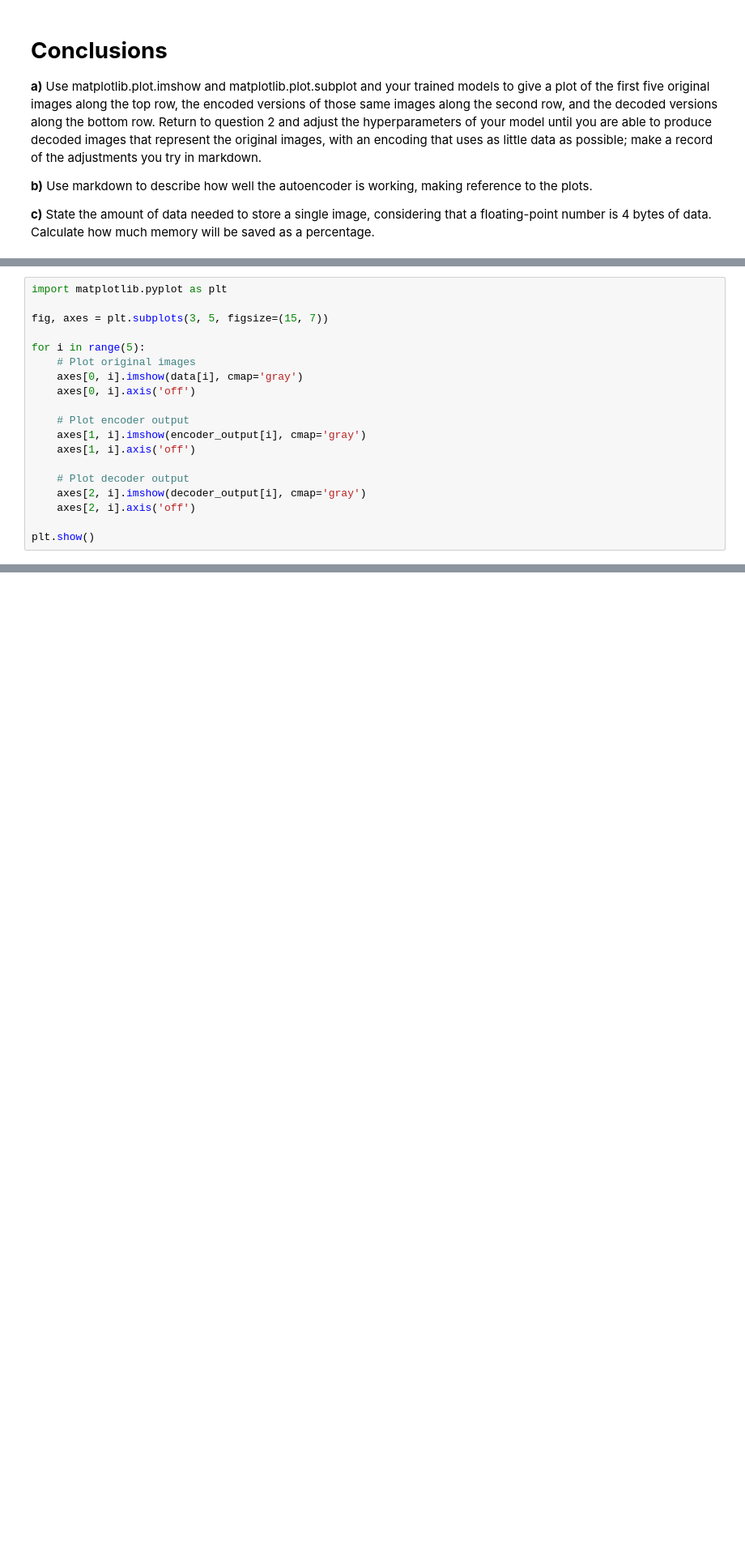
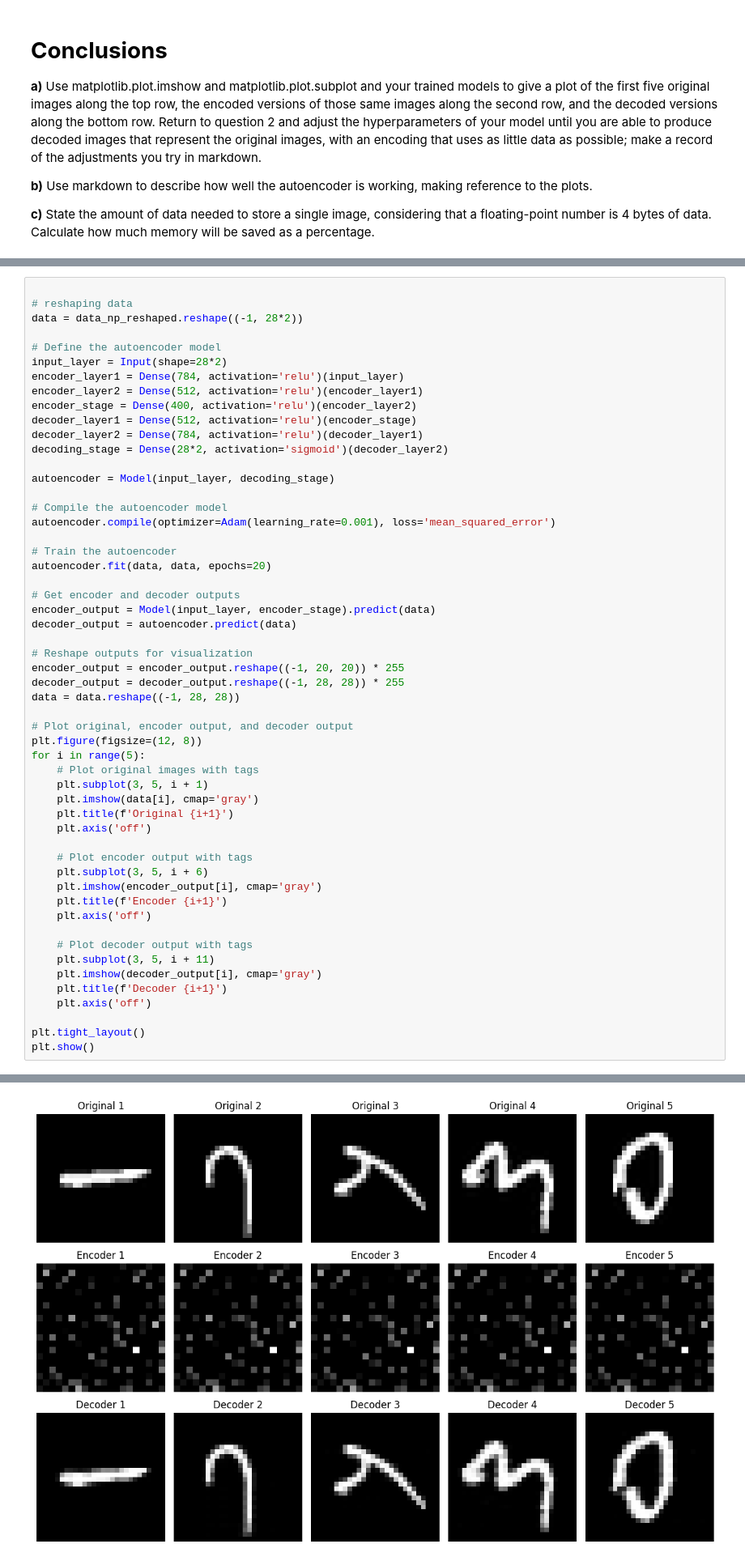
Before and after one commit to Fcazarez/RRC3_UML_Ass5_Autoencoders, a Jupyter notebook: UML_Ass5_Autoencoders_0378585_Felix_Cazarez.ipynb, the cells around one changed output, grey strips where cells are left out. Shown at 81% size. Cells and saved outputs as stored; diff of their text form; blank space fills up the shorter version.

```diff
--- a/UML_Ass5_Autoencoders_0378585_Felix_Cazarez.ipynb
+++ b/UML_Ass5_Autoencoders_0378585_Felix_Cazarez.ipynb
@@ -213,19 +169,0 @@ for i in range(5):
-# %%
-import matplotlib.pyplot as plt
-
-fig, axes = plt.subplots(3, 5, figsize=(15, 7))
-
-for i in range(5):
-    # Plot original images
-    axes[0, i].imshow(data[i], cmap='gray')
-    axes[0, i].axis('off')
-
-    # Plot encoder output
-    axes[1, i].imshow(encoder_output[i], cmap='gray')
-    axes[1, i].axis('off')
-
-    # Plot decoder output
-    axes[2, i].imshow(decoder_output[i], cmap='gray')
-    axes[2, i].axis('off')
-
-plt.show()
@@ -233,0 +170,55 @@ plt.show()
+# %%
+
+# reshaping data
+data = data_np_reshaped.reshape((-1, 28*2))
+
+# Define the autoencoder model
+input_layer = Input(shape=28*2)
+encoder_layer1 = Dense(784, activation='relu')(input_layer)
+encoder_layer2 = Dense(512, activation='relu')(encoder_layer1)
+encoder_stage = Dense(400, activation='relu')(encoder_layer2)
+decoder_layer1 = Dense(512, activation='relu')(encoder_stage)
+decoder_layer2 = Dense(784, activation='relu')(decoder_layer1)
+decoding_stage = Dense(28*2, activation='sigmoid')(decoder_layer2)
+
+autoencoder = Model(input_layer, decoding_stage)
+
+# Compile the autoencoder model
+autoencoder.compile(optimizer=Adam(learning_rate=0.001), loss='mean_squared_error')
+
+# Train the autoencoder
+autoencoder.fit(data, data, epochs=20)
+
+# Get encoder and decoder outputs
+encoder_output = Model(input_layer, encoder_stage).predict(data)
+decoder_output = autoencoder.predict(data)
+
+# Reshape outputs for visualization
+encoder_output = encoder_output.reshape((-1, 20, 20)) * 255
+decoder_output = decoder_output.reshape((-1, 28, 28)) * 255
+data = data.reshape((-1, 28, 28))
+
+# Plot original, encoder output, and decoder output
+plt.figure(figsize=(12, 8))
+for i in range(5):
+    # Plot original images with tags
+    plt.subplot(3, 5, i + 1)
+    plt.imshow(data[i], cmap='gray')
+    plt.title(f'Original {i+1}')
+    plt.axis('off')
+
+    # Plot encoder output with tags
+    plt.subplot(3, 5, i + 6)
+    plt.imshow(encoder_output[i], cmap='gray')
+    plt.title(f'Encoder {i+1}')
+    plt.axis('off')
+
+    # Plot decoder output with tags
+    plt.subplot(3, 5, i + 11)
+    plt.imshow(decoder_output[i], cmap='gray')
+    plt.title(f'Decoder {i+1}')
+    plt.axis('off')
+
+plt.tight_layout()
+plt.show()
+# %% [output]
@@ -233,0 +242 @@ plt.show()
+[figure, added]
```
Also changed, not shown: parts of 12 cells of this notebook.
